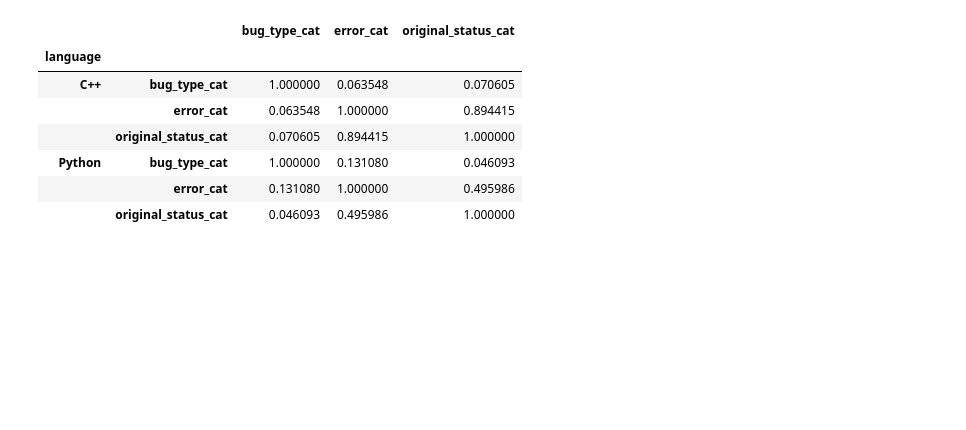
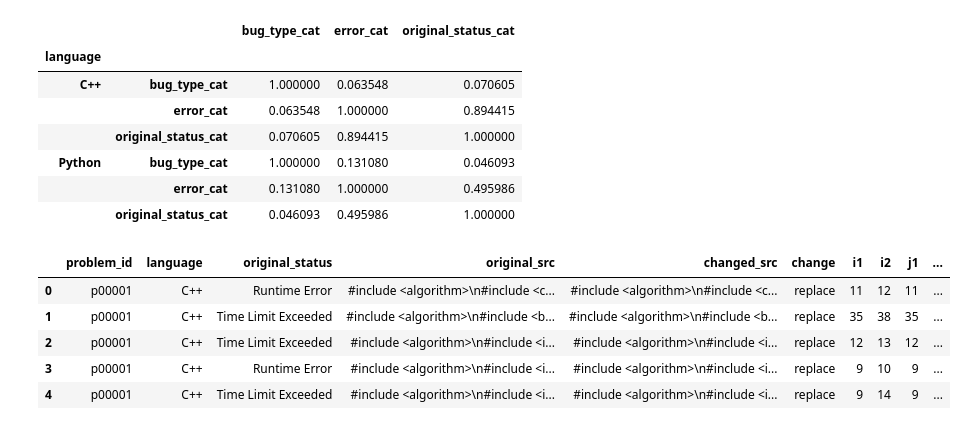
Before and after one commit to alexjercan/bug-detection, a Jupyter notebook: bugnet/EDA.ipynb, the cells around one changed output. Cells and saved outputs as stored; diff of their text form; code cells hidden in the pictures; blank space fills up the shorter version.

Commit message:
fix(bugnet): changed the splits to match the experiments

```diff
--- a/bugnet/EDA.ipynb
+++ b/bugnet/EDA.ipynb
@@ -11,6 +11,7 @@ from IPython.display import HTML
 GENERATED_ROOT_PATH = os.path.join("..", "input", "bugnet")
 GENERATED_PAIRS_PATH = os.path.join(GENERATED_ROOT_PATH, "generated_pairs.csv")
 CODEX_PAIRS_PATH = os.path.join(GENERATED_ROOT_PATH, "codex_results.csv")
+TEST_JSONL_PATH = os.path.join(GENERATED_ROOT_PATH, "test.jsonl")
 # %%
 df = pd.read_csv(GENERATED_PAIRS_PATH)
 
@@ -279,3 +280,42 @@ Correlation of error and bug type
 | Python | bug_type_cat | 1.000000 | 0.131080 | 0.046093 |
 |  | error_cat | 0.131080 | 1.000000 | 0.495986 |
 |  | original_status_cat | 0.046093 | 0.495986 | 1.000000 |
+# %%
+# Check the bug type distribution of the test set
+
+def get_bug_type(row: pd.Series) -> str:
+    line = "\n".join(row["changed_src"].splitlines()[row["j1"] : row["j2"]])
+    language = row["language"]
+
+    if language == "Python":
+        return (
+            "input"
+            if "input" in line
+            else "output"
+            if "print" in line
+            else "algorithm"
+        )
+
+    if language == "C++":
+        return (
+            "input"
+            if ("cin" in line or "scanf" in line)
+            else "output"
+            if ("cout" in line or "printf" in line)
+            else "algorithm"
+        )
+
+    raise NotImplementedError(f"{language} not implemented yet")
+# %%
+df = pd.read_json(TEST_JSONL_PATH, lines=True)
+
+df["type"] = df.apply(get_bug_type, axis="columns")
+
+df.head()
+# %% [output]
+|  | problem_id | language | original_status | original_src | changed_src | change | i1 | i2 | j1 | ... |
+| 0 | p00001 | C++ | Runtime Error | #include <algorithm>\n#include <c... | #include <algorithm>\n#include <c... | replace | 11 | 12 | 11 | ... |
+| 1 | p00001 | C++ | Time Limit Exceeded | #include <algorithm>\n#include <b... | #include <algorithm>\n#include <b... | replace | 35 | 38 | 35 | ... |
+| 2 | p00001 | C++ | Time Limit Exceeded | #include <algorithm>\n#include <i... | #include <algorithm>\n#include <i... | replace | 12 | 13 | 12 | ... |
+| 3 | p00001 | C++ | Runtime Error | #include <algorithm>\n#include <i... | #include <algorithm>\n#include <i... | replace | 9 | 10 | 9 | ... |
+| 4 | p00001 | C++ | Time Limit Exceeded | #include <algorithm>\n#include <i... | #include <algorithm>\n#include <i... | replace | 9 | 14 | 9 | ... |
```
Also changed, not shown: parts of 1 cell of this notebook, 1 other file.
